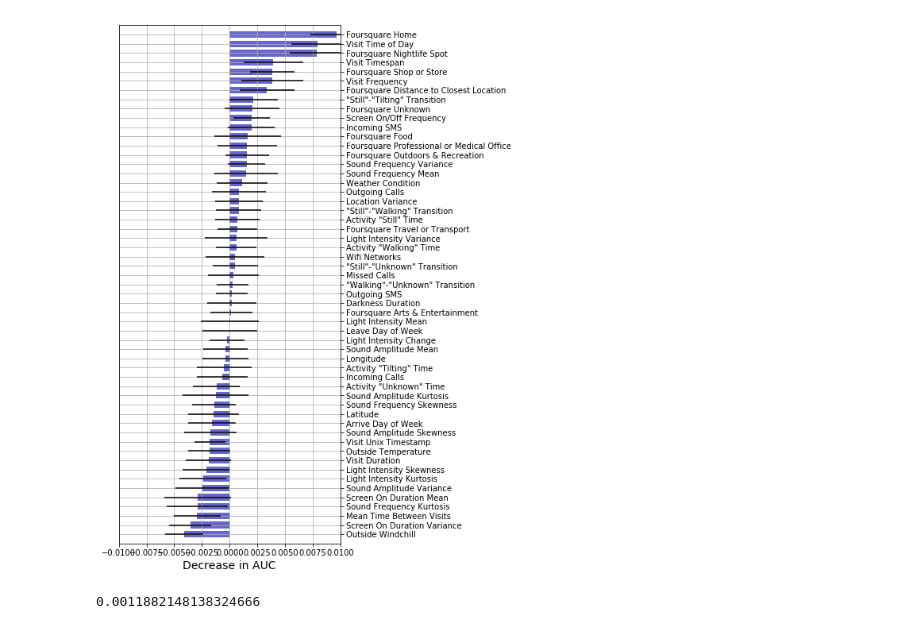
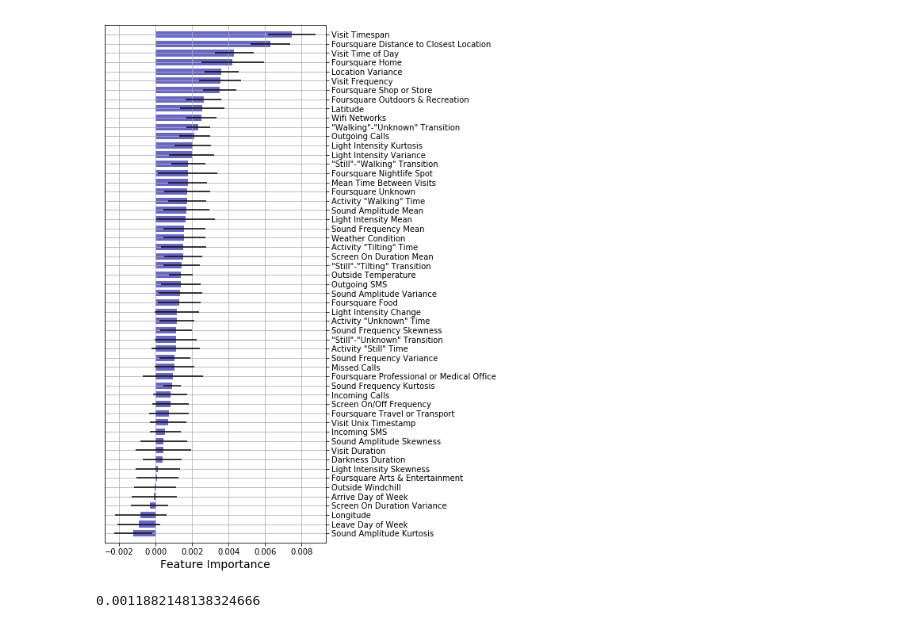
Before and after one commit to sosata/CS120DataAnalysis, a Jupyter notebook: SemanticLocation/show_importance_traditional.ipynb, the cells around one changed output. Drawn from its saved outputs; the diff is of its cells as text; code cells hidden in the pictures.

Commit message:
new feature importance

```diff
--- a/SemanticLocation/show_importance_traditional.ipynb
+++ b/SemanticLocation/show_importance_traditional.ipynb
@@ -153,39 +154,39 @@ dic = {'lgt mean':'Light Intensity Mean', 'lgt std':'Light Intensity Variance',
        'unknown act':'Activity "Unknown" Time', 'still-walking':'"Still"-"Walking" Transition', 'still-tilting':'"Still"-"Tilting" Transition',\
        'still-unknown':'"Still"-"Unknown" Transition', 'walking-unknown':'"Walking"-"Unknown" Transition', 'call in':'Incoming Calls', 'call out':\
        'Outgoing Calls', 'sms in':'Incoming SMS', 'sms out':'Outgoing SMS', 'call missed':'Missed Calls', 'n wifi':\
        'Wifi Networks', 'temperature':'Outside Temperature', 'dew point':'Outside Windchill', 'weather':'Weather Condition', \
        'lat mean':'Latitude', 'lng mean':'Longitude', 'loc var':'Location Variance', 'duration':'Visit Timespan',\
        'midtime':'Visit Unix Timestamp', 'midhour':'Visit Time of Day', 'dow start':'Arrive Day of Week', 'dow end':\
        'Leave Day of Week', 'fsq 0':'Foursquare Nightlife Spot', 'fsq 1':'Foursquare Outdoors & Recreation', 'fsq 2':'Foursquare Arts & Entertainment'\
        , 'fsq 3':'Foursquare Professional or Medical Office', 'fsq 4':'Foursquare Food', 'fsq 5':'Foursquare Home', \
        'fsq 6':'Foursquare Shop or Store', 'fsq 7':'Foursquare Travel or Transport', 'fsq 8':'Foursquare Unknown', 'fsq distance':\
        'Foursquare Distance to Closest Location', 'LT frequency':'Visit Frequency', 'LT interval mean':'Mean Time Between Visits', 'n gps':'Visit Duration'}
 
 # extracting means and CIs
 feature_label = feature_all[0].columns
 
 # fscore_ci = np.array(fscore.std(axis=0)/np.sqrt(n_bootstrap))
-ind_sort = np.array(np.argsort(delta_auc_median))
-delta_auc_median_sorted = delta_auc_median[ind_sort]
+ind_sort = np.array(np.argsort(delta_auc_mean))
+delta_auc_mean_sorted = delta_auc_mean[ind_sort]
 # ci_sorted = fscore_ci[ind_sort]
 feature_label_sorted = feature_label[ind_sort]
 feature_label_short = []
 for i in range(feature_label_sorted.size):
     feature_label_short.append(dic[feature_label_sorted[i]])
 
 %matplotlib inline
 plt.figure(figsize=(5,12))
-plt.barh(np.arange(delta_auc_median_sorted.size), delta_auc_median_sorted, height=.7, color=(.4,.4,.8), \
+plt.barh(np.arange(delta_auc_mean_sorted.size), delta_auc_mean_sorted, height=.7, color=(.4,.4,.8), \
          align='center', ecolor=(0,0,0), xerr = delta_auc_std/np.sqrt(n_fold))
 plt.yticks(np.arange(len(feature_label_short)), feature_label_short, fontsize=10, color=(0,0,0))
 # plt.box(on=False)
-plt.xlabel('Decrease in AUC',fontsize=14)
+plt.xlabel('Feature Importance',fontsize=14)
 plt.axes().yaxis.tick_right()
 plt.ylim([-1, len(feature_label_short)])
-plt.xlim([-0.01, 0.01])
+# plt.xlim([-0.01, 0.01])
 plt.grid()
 # %% [output]
-[figure, old version]
+[figure, new version]
 # %%
 np.median(auc_ref-auc_fold)
 # %% [output]
```
Also changed, not shown: parts of 1 cell of this notebook, 1 other file.
